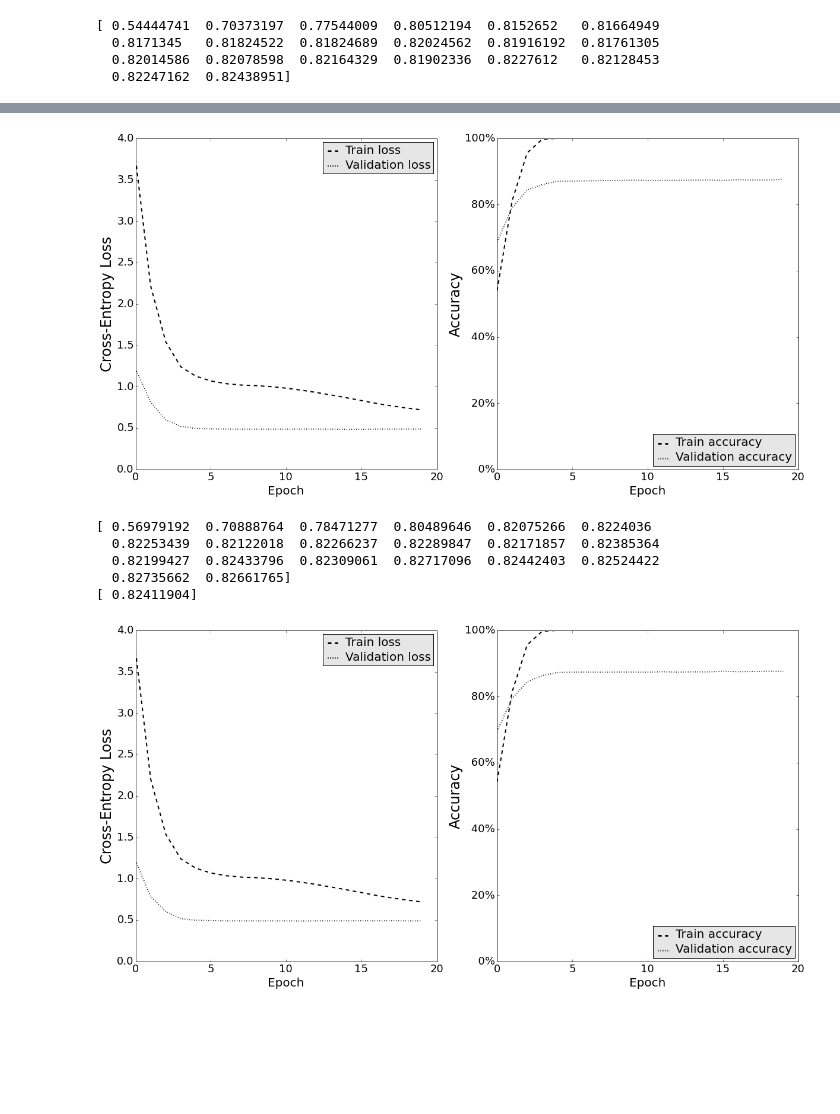
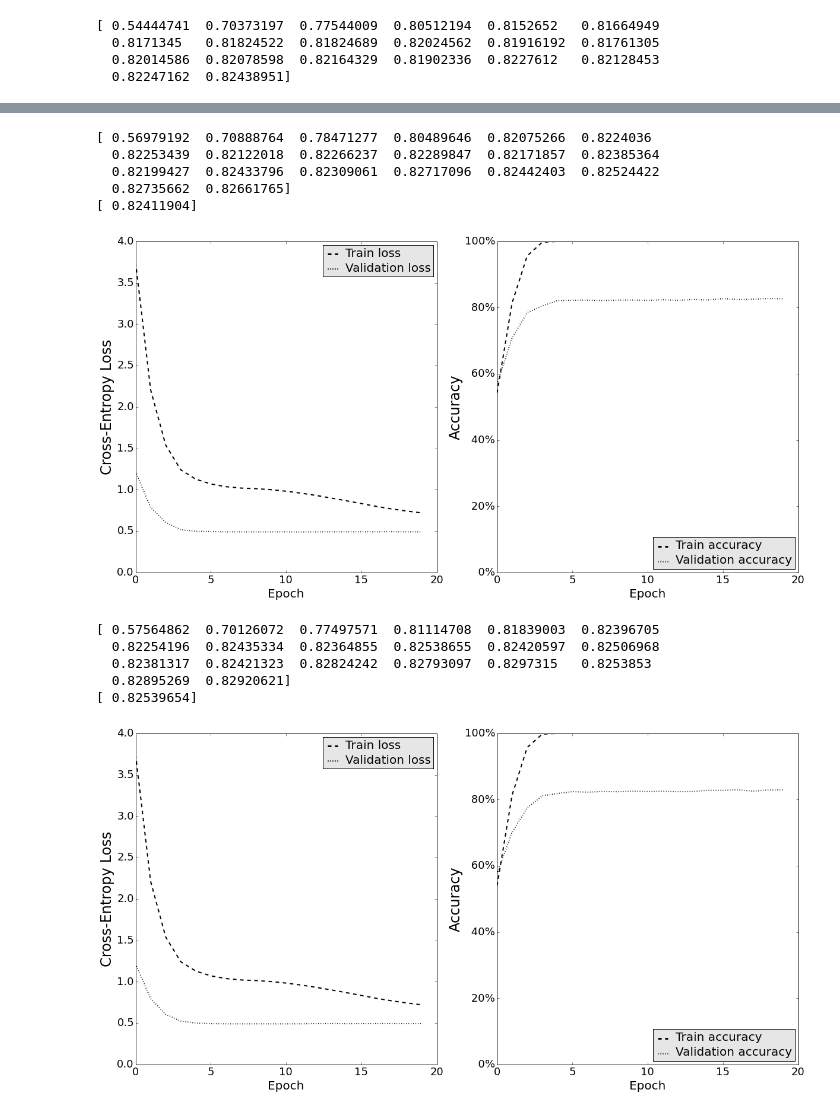
Before and after one commit to marcuniq/ini_caltech101, a Jupyter notebook: iPython Notebooks/Report figures.ipynb, the cells around one changed output, grey strips where cells are left out. Cells and saved outputs as stored; diff of their text form; code cells hidden in the pictures; blank space fills up the shorter version.

Commit message:
experiments on cv1, with class weights adapted: - bn, bias constraint - bn, no bias constraint - no bn, bias constraint - no bn, no bias constraint

```diff
--- a/iPython Notebooks/Report figures.ipynb
+++ b/iPython Notebooks/Report figures.ipynb
@@ -28,7 +28,7 @@ def plot(history_json, leg_locs=['upper right', 'lower right']):
     mean_val_loss = np.mean(data['val_loss'], axis=1)
     mean_acc = np.mean(data['acc'], axis=1)
     mean_val_acc = np.mean(data['val_acc'], axis=1)
-    mean_val_class_acc = np.mean(data['val_acc'], axis=1)
+    mean_val_class_acc = np.mean(data['val_class_acc'], axis=1)
     epochs = range(len(mean_loss))
 
     # plotting
@@ -37,7 +37,7 @@ def plot(history_json, leg_locs=['upper right', 'lower right']):
     axs[0].plot(epochs, mean_val_loss, 'k:', label='Validation loss', linewidth=linewidth)
 
     axs[1].plot(epochs, mean_acc, 'k--', label='Train accuracy', linewidth=linewidth)
-    axs[1].plot(epochs, mean_val_acc, 'k:', label='Validation accuracy', linewidth=linewidth)
+    axs[1].plot(epochs, mean_val_class_acc, 'k:', label='Validation accuracy', linewidth=linewidth)
 
     # Now add the legend with some customizations.
     for ax, leg_loc in zip([axs[0], axs[1]], leg_locs):
@@ -100,13 +77,20 @@ fig = plot(pp + 'results/2015-12-13_19.06.00_no-bn_lr-0.005_e40_img-gen_history.
 # %%
-fig = plot(pp + 'results/2015-12-22_21.50.35_testing_bn_triangluar_cv1_e20_history.json')
+fig= plot(pp + 'results/2015-12-23_05.16.59_testing_class-weight-auto_bn_triangluar_cv1_e20_history.json')
+fig.savefig(pp + 'report/images/bn_bias-constraint.png')
 # %% [output]
+[ 0.56979192  0.70888764  0.78471277  0.80489646  0.82075266  0.8224036
+  0.82253439  0.82122018  0.82266237  0.82289847  0.82171857  0.82385364
+  0.82199427  0.82433796  0.82309061  0.82717096  0.82442403  0.82524422
+  0.82735662  0.82661765]
+[ 0.82411904]
-[figure, old version]
+[figure, new version]
 # %%
-fig= plot(pp + 'results/2015-12-23_05.16.59_testing_class-weight-auto_bn_triangluar_cv1_e20_history.json')
+fig= plot(pp + 'results/2015-12-23_15.05.54_class-weight-auto_bn_triangluar_no-bconstraint_cv1_e20_history.json')
+fig.savefig(pp + 'report/images/bn_no-bias-constraint.png')
 # %% [output]
-[ 0.56979192  0.70888764  0.78471277  0.80489646  0.82075266  0.8224036
-  0.82253439  0.82122018  0.82266237  0.82289847  0.82171857  0.82385364
-  0.82199427  0.82433796  0.82309061  0.82717096  0.82442403  0.82524422
-  0.82735662  0.82661765]
-[ 0.82411904]
+[ 0.57564862  0.70126072  0.77497571  0.81114708  0.81839003  0.82396705
+  0.82254196  0.82435334  0.82364855  0.82538655  0.82420597  0.82506968
+  0.82381317  0.82421323  0.82824242  0.82793097  0.8297315   0.8253853
+  0.82895269  0.82920621]
+[ 0.82539654]
-[figure, old version]
+[figure, new version]
```
Also changed, not shown: parts of 5 cells of this notebook, 11 other files.
